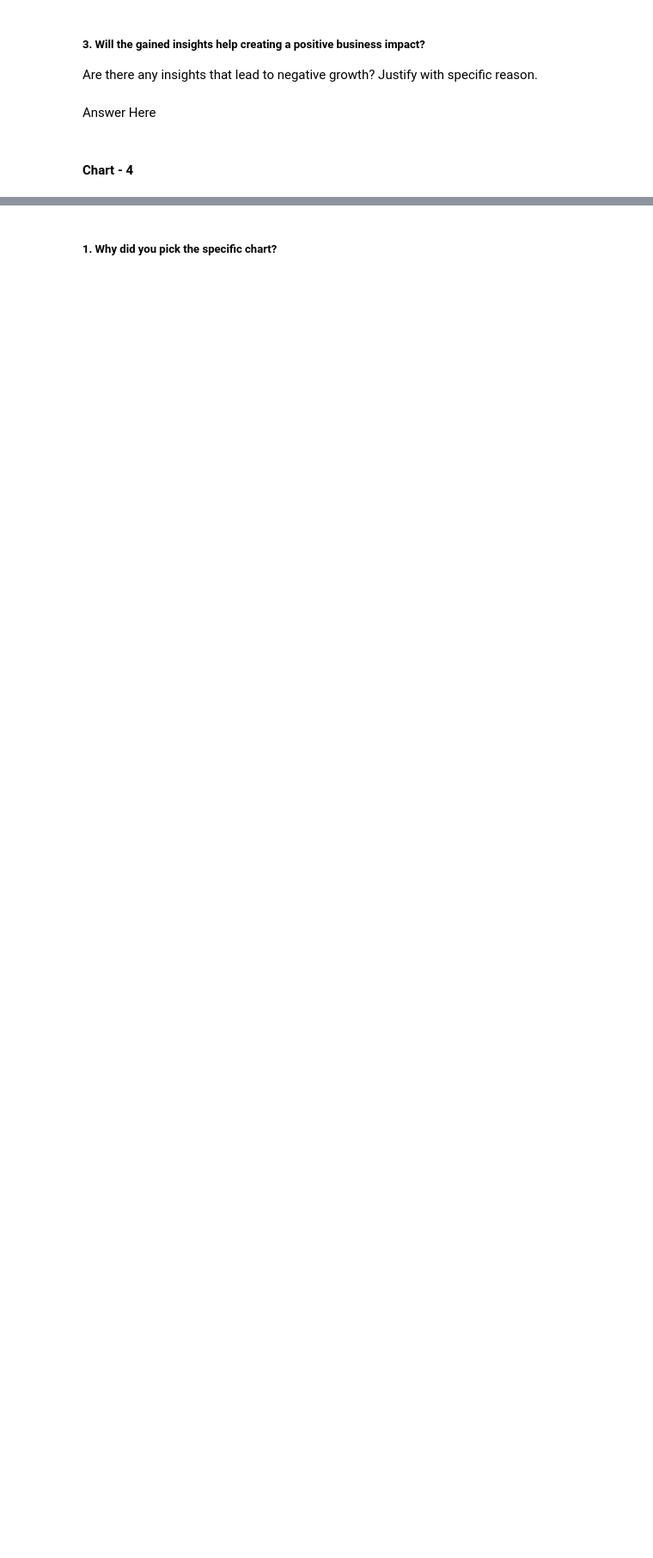
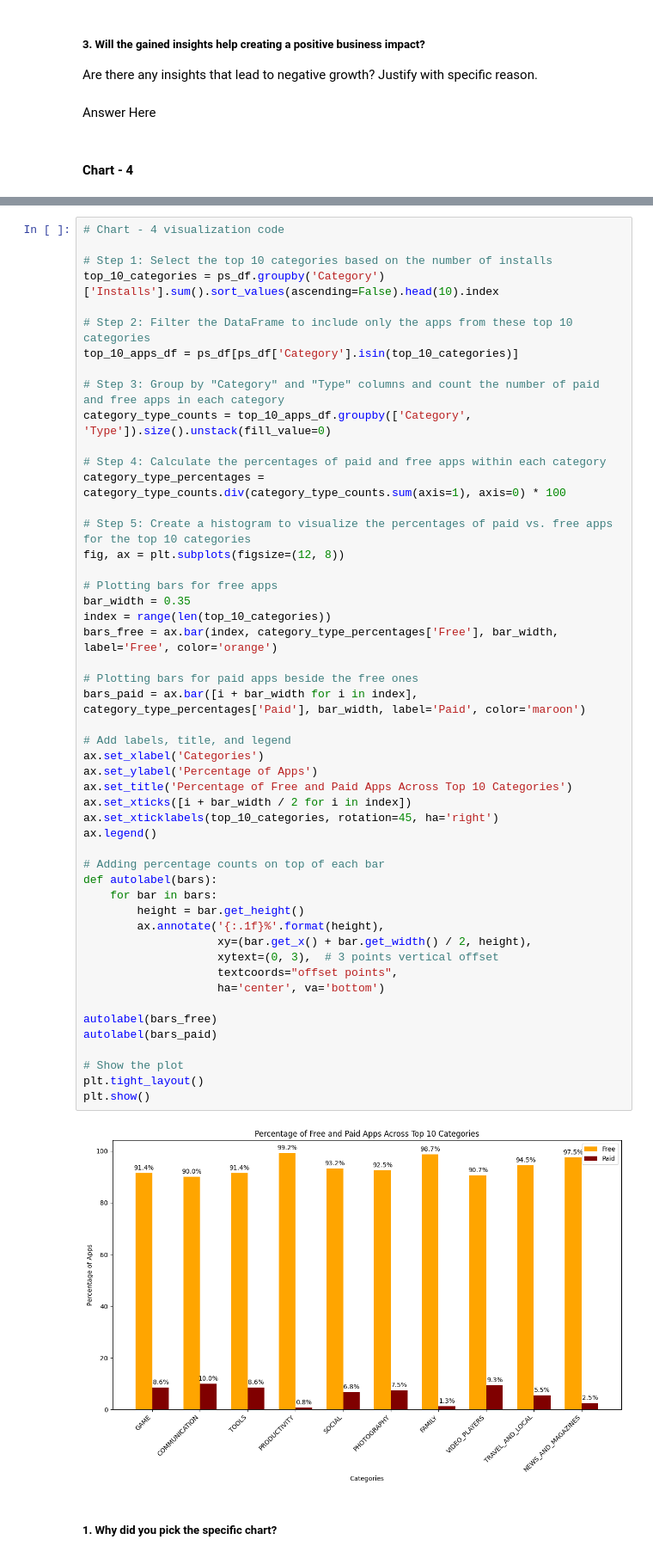
Before and after one commit to gawandegaurav60/Play-Store-Review-Analysis-EDA, a Jupyter notebook: Play_Store_App_Review_Exploratory_Data_Analysis.ipynb, the cells around one changed output, grey strips where cells are left out. Shown at 86% size. Cells and saved outputs as stored; diff of their text form; blank space fills up the shorter version.

```diff
--- a/Play_Store_App_Review_Exploratory_Data_Analysis.ipynb
+++ b/Play_Store_App_Review_Exploratory_Data_Analysis.ipynb
@@ -705,2 +743,54 @@ Answer Here
+# %%
+# Chart - 4 visualization code
+
+# Step 1: Select the top 10 categories based on the number of installs
+top_10_categories = ps_df.groupby('Category')['Installs'].sum().sort_values(ascending=False).head(10).index
+
+# Step 2: Filter the DataFrame to include only the apps from these top 10 categories
+top_10_apps_df = ps_df[ps_df['Category'].isin(top_10_categories)]
+
+# Step 3: Group by "Category" and "Type" columns and count the number of paid and free apps in each category
+category_type_counts = top_10_apps_df.groupby(['Category', 'Type']).size().unstack(fill_value=0)
+
+# Step 4: Calculate the percentages of paid and free apps within each category
+category_type_percentages = category_type_counts.div(category_type_counts.sum(axis=1), axis=0) * 100
+
+# Step 5: Create a histogram to visualize the percentages of paid vs. free apps for the top 10 categories
+fig, ax = plt.subplots(figsize=(12, 8))
+
+# Plotting bars for free apps
+bar_width = 0.35
+index = range(len(top_10_categories))
+bars_free = ax.bar(index, category_type_percentages['Free'], bar_width, label='Free', color='orange')
+
+# Plotting bars for paid apps beside the free ones
+bars_paid = ax.bar([i + bar_width for i in index], category_type_percentages['Paid'], bar_width, label='Paid', color='maroon')
+
+# Add labels, title, and legend
+ax.set_xlabel('Categories')
+ax.set_ylabel('Percentage of Apps')
+ax.set_title('Percentage of Free and Paid Apps Across Top 10 Categories')
+ax.set_xticks([i + bar_width / 2 for i in index])
+ax.set_xticklabels(top_10_categories, rotation=45, ha='right')
+ax.legend()
+
+# Adding percentage counts on top of each bar
+def autolabel(bars):
+    for bar in bars:
+        height = bar.get_height()
+        ax.annotate('{:.1f}%'.format(height),
+                    xy=(bar.get_x() + bar.get_width() / 2, height),
+                    xytext=(0, 3),  # 3 points vertical offset
+                    textcoords="offset points",
+                    ha='center', va='bottom')
+
+autolabel(bars_free)
+autolabel(bars_paid)
+
+# Show the plot
+plt.tight_layout()
+plt.show()
+# %% [output]
+[figure, added]
 # %% [markdown]
 ##### 1. Why did you pick the specific chart?
```
Also changed, not shown: parts of 57 cells of this notebook.
